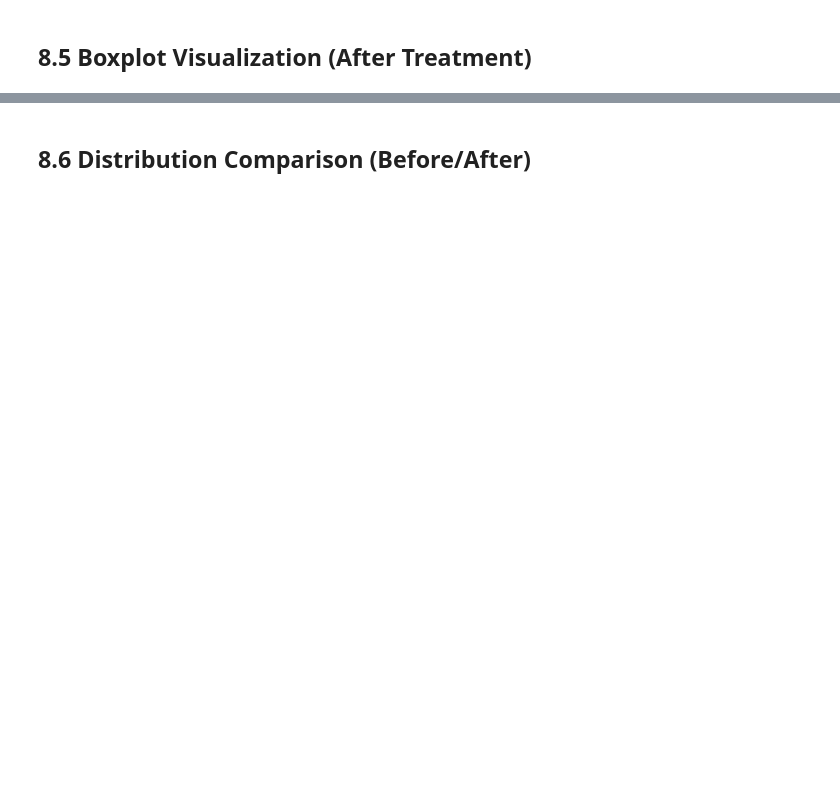
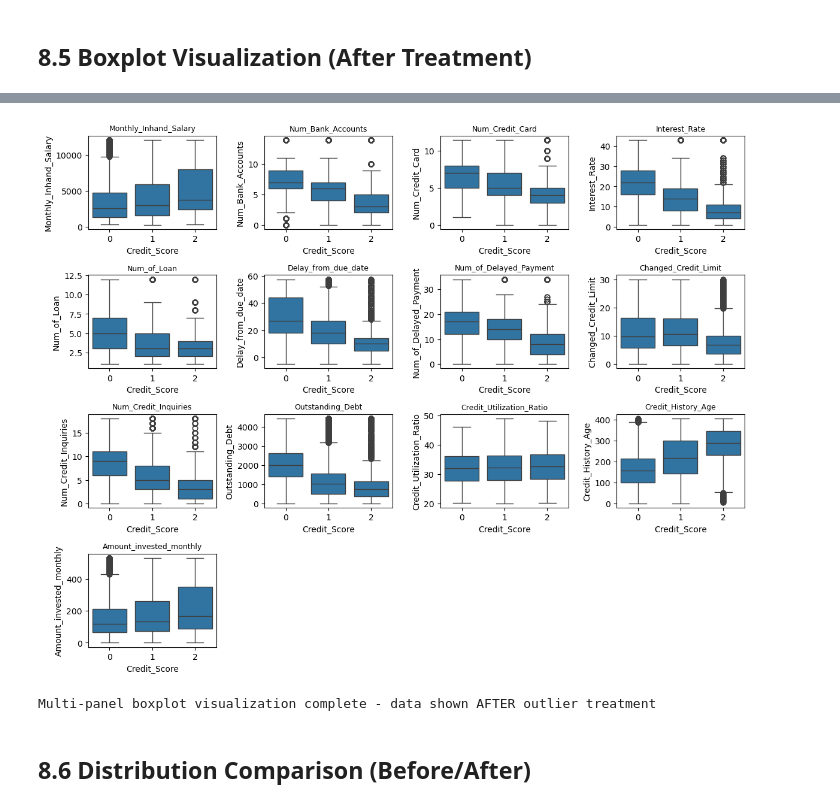
Before and after one commit to DavideDDB23/ML_HW_F, a Jupyter notebook: last.ipynb, the cells around one changed output, grey strips where cells are left out. Saved outputs shown, nothing was run; the diff lists cells and outputs as text; code cells hidden in the pictures; blank space fills up the shorter version.

```diff
--- a/last.ipynb
+++ b/last.ipynb
@@ -1099,6 +1075,9 @@ cols_to_drop_temp = [
 
 df_numeric_test = df_numeric.drop(cols_to_drop_temp, axis=1)
 
+# Add Credit_Score column which is required for the boxplots and ANOVA grouping
+df_numeric_test['Credit_Score'] = df['Credit_Score']
+
 print(f"Numerical columns for ANOVA: {len(df_numeric_test.columns)}")
 print(df_numeric_test.columns.tolist())
 # %% [output]
@@ -1106,12 +1085 @@ Numerical columns for ANOVA: 18
 ['Customer_ID', 'Age', 'Annual_Income', 'Monthly_Inhand_Salary', 'Num_Bank_Accounts', 'Num_Credit_Card', 'Interest_Rate', 'Num_of_Loan', 'Delay_from_due_date', 'Num_of_Delayed_Payment', 'Changed_Credi ...
-# %%
-# Boxplots for numerical features grouped by Credit Score
-plt.figure(figsize=(12, 16))
-
-for ax, col in enumerate(df_numeric_test.columns[2:-1]):
-    plt.subplot(7, 4, ax + 1)
-    plt.title(col, fontsize=9)
-    sns.boxplot(x='Credit_Score', y=col, data=df_numeric_test)
-
-plt.tight_layout()
-plt.show()
@@ -1257,3 +1296,38 @@ for ax, col in enumerate(num_cols):
+# %%
+# Multi-panel boxplot visualization with encoded Credit_Score
+# This shows the data state AFTER outlier treatment with proper ordering
+
+# Create a temporary dataframe with encoded Credit_Score for visualization
+df_temp = df.copy()
+temp_label_map = {'Poor': 0, 'Standard': 1, 'Good': 2}
+df_temp['Credit_Score'] = df_temp['Credit_Score'].map(temp_label_map)
+
+# Select numeric columns (excluding Customer_ID and loan type binary columns)
+df_numeric_vis = df_temp.select_dtypes(include=['int', 'float'])
+
+# Remove loan type binary columns
+cols_to_drop_vis = [
+    'Auto Loan', 'Credit-Builder Loan', 'Personal Loan',
+    'Home Equity Loan', 'Mortgage Loan', 'Student Loan',
+    'Debt Consolidation Loan', 'Payday Loan'
+]
+df_numeric_vis = df_numeric_vis.drop(cols_to_drop_vis, axis=1)
+
+plt.figure(figsize=(12, 16))
+
+for ax, col in enumerate(df_numeric_vis.columns[2:-1]):
+    plt.subplot(7, 4, ax + 1)
+    plt.title(col, fontsize=9)
+    # Use order parameter to ensure Poor (0), Standard (1), Good (2) ordering
+    sns.boxplot(x='Credit_Score', y=col, data=df_numeric_vis, order=[0, 1, 2])
+
+plt.tight_layout()
+plt.show()
+
+print("Multi-panel boxplot visualization complete - data shown AFTER outlier treatment")
+# %% [output]
+[figure, added]
+Multi-panel boxplot visualization complete - data shown AFTER outlier treatment
 # %% [markdown]
 ## 8.6 Distribution Comparison (Before/After)
 # %%
```
Also changed, not shown: parts of 38 cells of this notebook, 1 other file.
